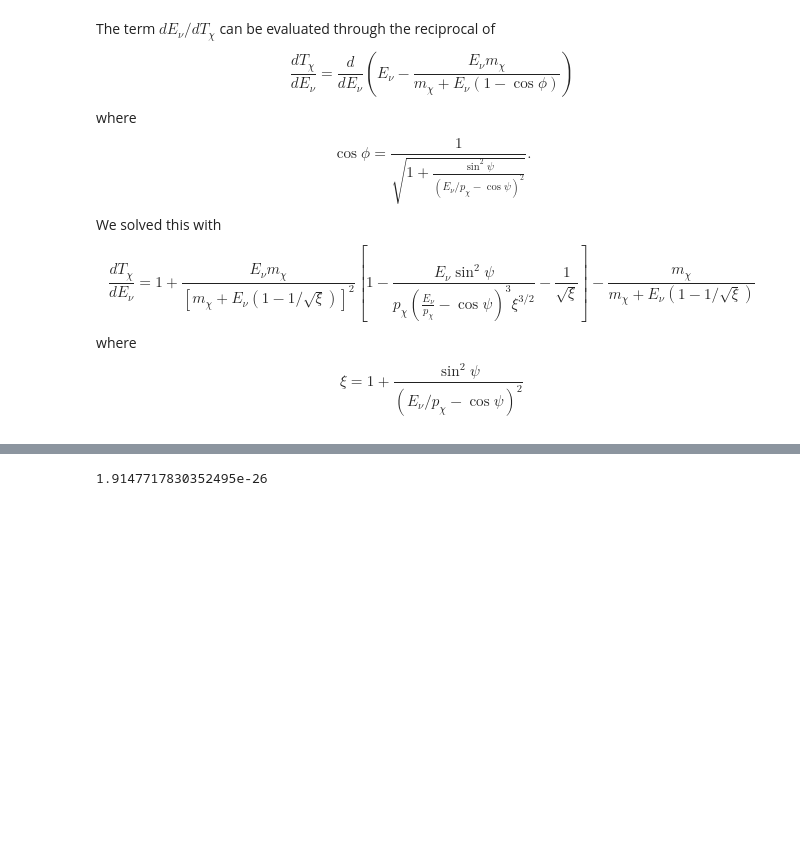
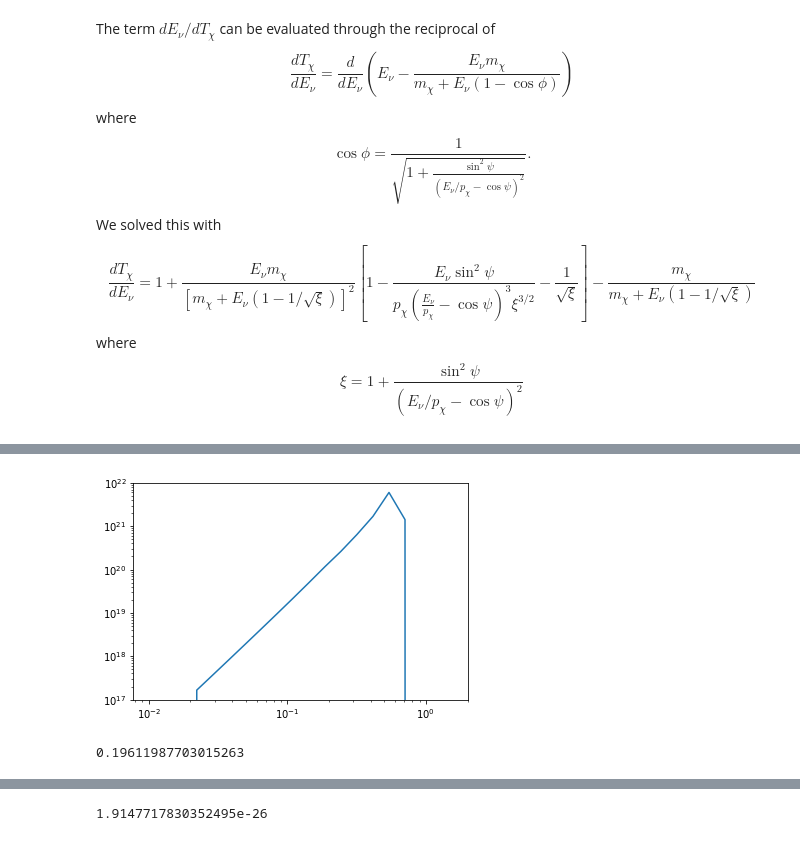
Before and after one commit to yenhsunlin/SNnuBDM2, a Jupyter notebook: src/snvbdm.ipynb, the cells around one changed output, grey strips where cells are left out. Saved outputs shown, nothing was run; the diff lists cells and outputs as text; code cells hidden in the pictures; blank space fills up the shorter version.

```diff
--- a/src/snvbdm.ipynb
+++ b/src/snvbdm.ipynb
@@ -124,3 +208,13 @@ def xemissivity(Tx,mx,mV,r,d,Rstar,psi,Re = 8.5,gV = 1,gD = 1,max_Ev = 100):
+# %%
+plt.plot(theta_ls,bdmflux)
+plt.xscale('log')
+plt.yscale('log')
+# %% [output]
+[figure, added]
+# %%
+np.log10(np.pi/2)
+# %% [output]
+0.19611987703015263
 # %%
 xemissivity(3,1e-3,1e-3/3,5,5,8.5,8.5,0.1)
 # %% [output]
```
Also changed, not shown: parts of 12 cells of this notebook, 3 other files.
